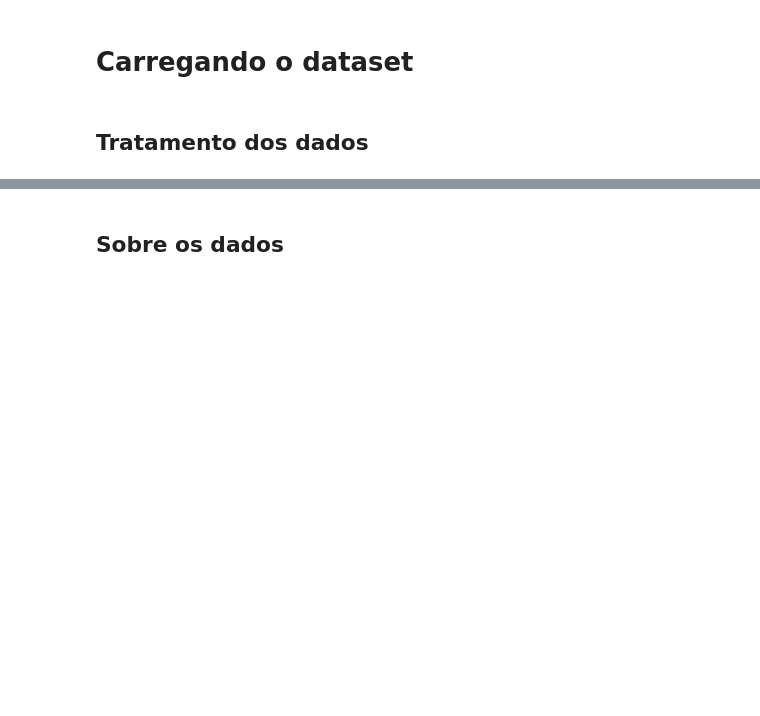
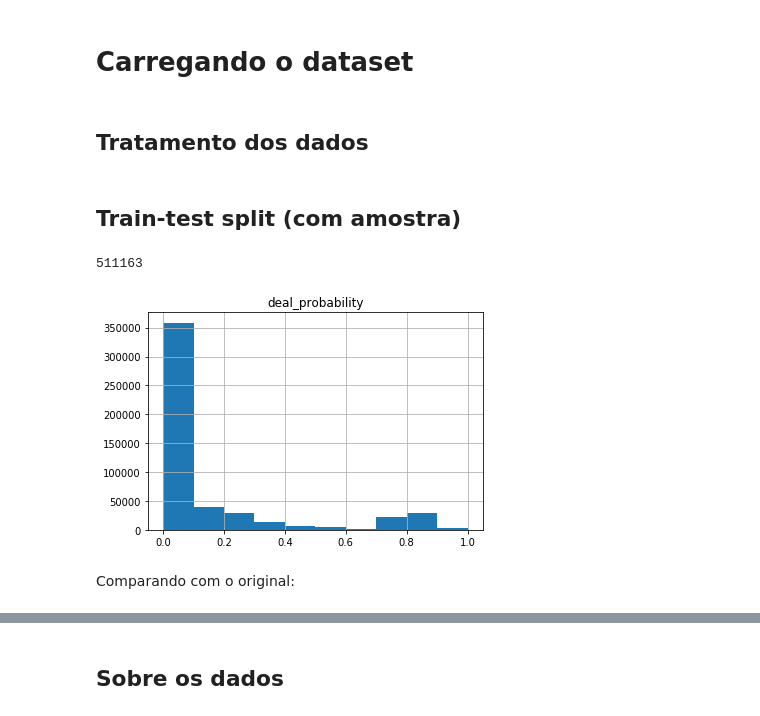
Before and after one commit to arruda/avito_challenge, a Jupyter notebook: arruda.ipynb, the cells around one changed output, grey strips where cells are left out. Cells and saved outputs as stored; diff of their text form; code cells hidden in the pictures; blank space fills up the shorter version.

Commit message:
adding train,test split based on the deal probability classes

```diff
--- a/arruda.ipynb
+++ b/arruda.ipynb
@@ -45,0 +59,27 @@ df = pd.get_dummies(df, columns=['user_type','category_name', ])
+# %% [markdown]
+## Train-test split (com amostra)
+# %%
+# train_frac == 0.34 ~= 510000 ~= total de exemplos no test_csv.zip
+def get_train_test_samples(df, seed, train_frac=0.34):
+    train_dfs = []
+    test_dfs = []
+    for klass in ['low', 'average', 'high']:
+        klass_df = df[df['deal_prob_class'] == klass]
+        klass_train, klass_test = train_test_split(klass_df,  test_size=(1-train_frac), random_state=seed)
+        train_dfs.append(klass_train)
+        test_dfs.append(klass_test)
+
+    train_df = pd.concat(train_dfs, ignore_index=True)
+    test_df = pd.concat(test_dfs, ignore_index=True)
+    return train_df, test_df
+
+seed = np.random.RandomState(seed=123654)
+train_df, test_df = get_train_test_samples(df, seed, train_frac=0.34)
+# %%
+train_df.hist('deal_probability')
+train_df.shape[0]
+# %% [output]
+511163
+[figure, added]
+# %% [markdown]
+Comparando com o original:
```
Also changed, not shown: parts of 8 cells of this notebook.
